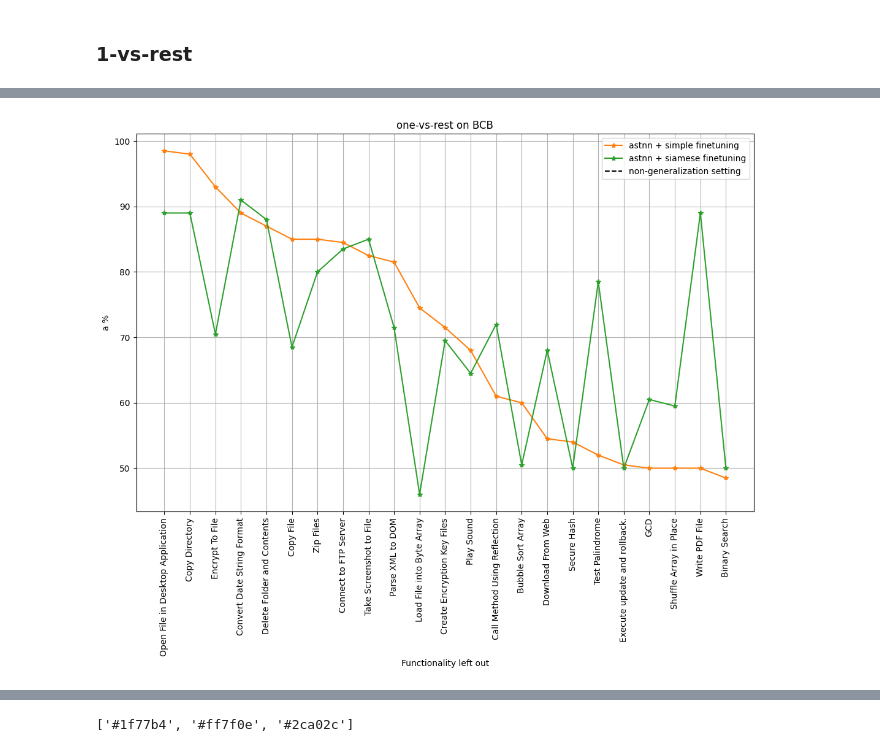
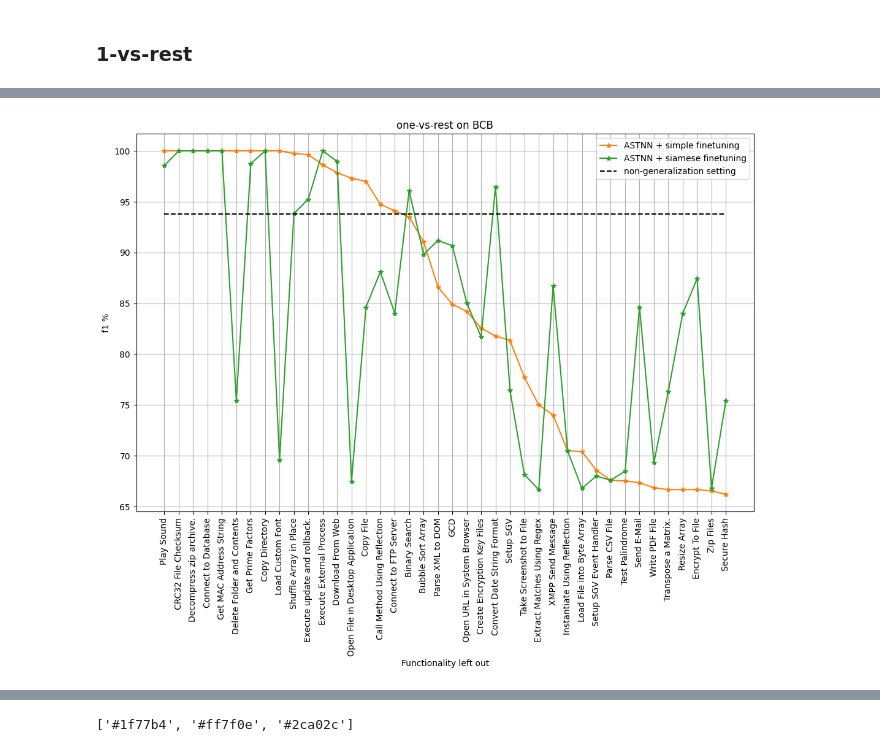
Before and after one commit to kitsiosk/utilities-equal-functionalities, a Jupyter notebook: plot_results.ipynb, the cells around one changed output, grey strips where cells are left out. Saved outputs shown, nothing was run; the diff lists cells and outputs as text; code cells hidden in the pictures.

```diff
--- a/plot_results.ipynb
+++ b/plot_results.ipynb
@@ -197,0 +211,40 @@ Wilcoxon Rank-Sum Test Statistic: -0.2965839374190784, P-value: 0.76678417547666
+# %%
+fcn_ids_b = result_b['fcn_id']
+f1_b = result_b['f1']
+p_b  = result_b['p']
+r_b  = result_b['r']
+a_b  = result_b['a']
+test_size_b = result_b['test_size']
+
+fcn_ids_s = result_s['fcn_id']
+f1_s = result_s['f1']
+p_s  = result_s['p']
+r_s  = result_s['r']
+a_s  = result_s['a']
+test_size_s = result_s['test_size']
+
+# assert(test_size_siam == test_size_cg)
+# assert(fcn_ids_siam == fcn_ids_cg)
+
+# test_size = test_size_b
+# fcn_ids = fcn_ids_b
+
+test_size = test_size_s
+fcn_ids = fcn_ids_s
+# %%
+N = min(len(f1_b), len(f1_s))
+# %%
+f1_b = f1_b[:N]
+p_b  = p_b[:N]
+r_b  = r_b[:N]
+a_b  = r_b[:N]
+
+f1_s = f1_s[:N]
+p_s  = p_s[:N]
+r_s  = r_s[:N]
+a_s  = r_s[:N]
+
+test_size = test_size[:N]
+fcn_ids = fcn_ids[:N]
+# %%
+d = pd.DataFrame({'functionality_id': fcn_ids, 'f1_b': f1_b, 'f1_s':f1_s, 'p_b':p_b, 'p_s':p_s, 'r_b':r_b, 'r_s':r_s, 'a_b':a_b, 'a_s':a_s, 'test_size':test_size})
@@ -198,11 +291,11 @@ Wilcoxon Rank-Sum Test Statistic: -0.2965839374190784, P-value: 0.76678417547666
 # %%
-metric = 'a'
+metric = 'f1'
 
 d_sort = d.sort_values(metric+'_b', ascending=False)
 # d_sort = d.sort_values('test_size', ascending=False)
 draw_performance_line(d_sort, metric, astnn_non_gen_setting[metric], model_name)
 # %% [output]
-[figure, old version]
+[figure, new version]
 # %%
 draw_performance_scatter(d, metric, astnn_non_gen_setting[metric], model_name)
 # %% [output]
```
Also changed, not shown: parts of 24 cells of this notebook, 3 other files.
